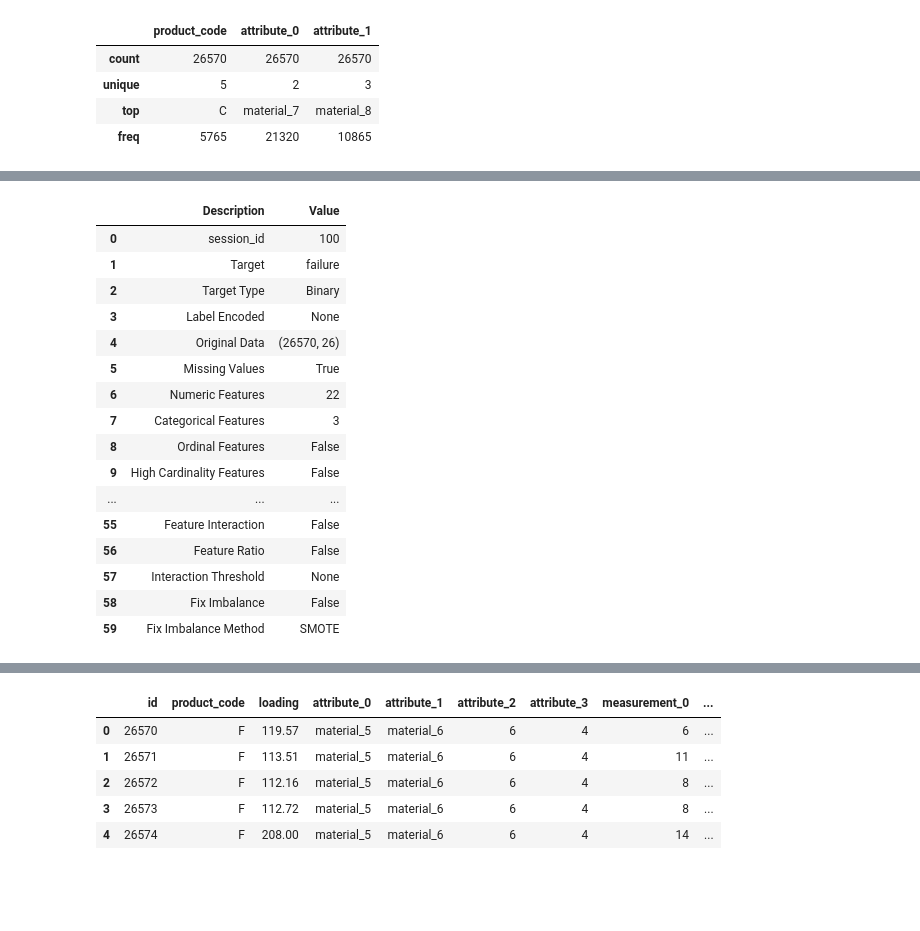
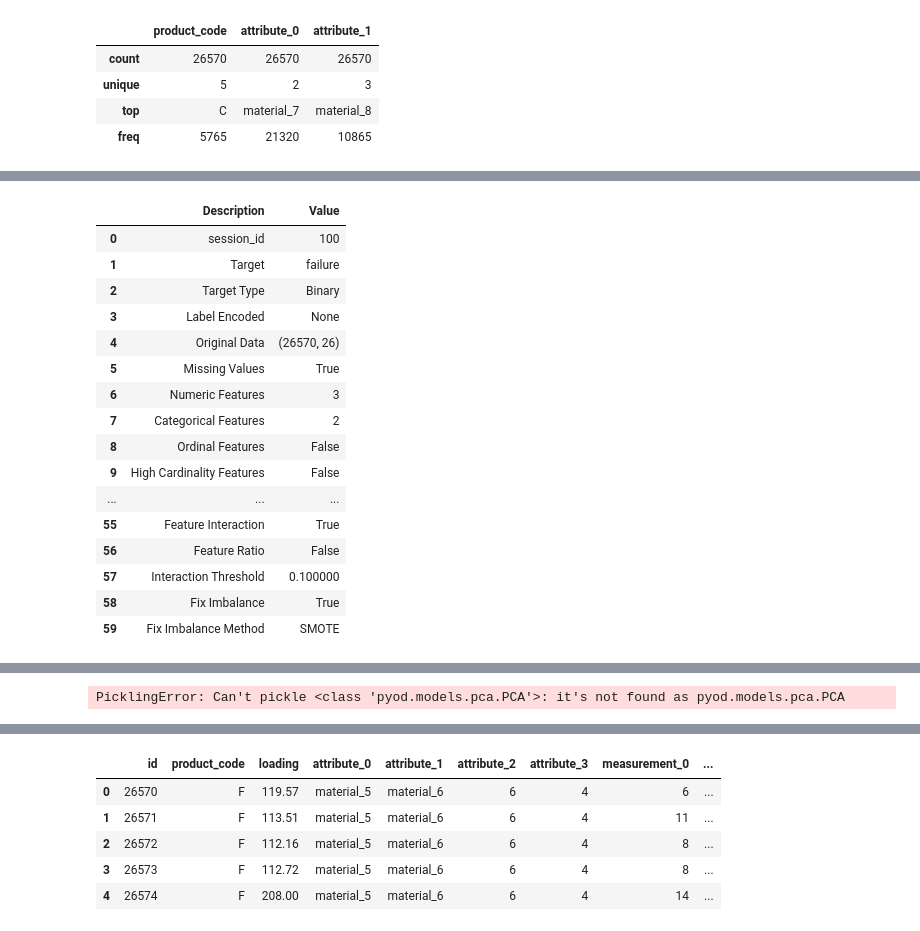
Before and after one commit to Vasan-th/Summer-School-2022, a Jupyter notebook: tpu-pycaret.ipynb, the cells around one changed output, grey strips where cells are left out. Saved outputs shown, nothing was run; the diff lists cells and outputs as text; code cells hidden in the pictures; blank space fills up the shorter version.

```diff
--- a/tpu-pycaret.ipynb
+++ b/tpu-pycaret.ipynb
@@ -82,27 +80,52 @@ train.head()
 # %%
-clf_1 = setup(data = train, target = 'failure', session_id = 100, categorical_features = ['product_code', 'attribute_0', 'attribute_1'],
-             numeric_features = ['id', 'loading',
-       'attribute_2', 'attribute_3', 'measurement_0', 'measurement_1',
+clf_1 = setup(data = train, target = 'failure', session_id = 100,
+              normalize = True,
+              transformation = True,
+              remove_multicollinearity = True,
+              multicollinearity_threshold = 0.85,
+              remove_outliers = True,
+              handle_unknown_categorical = True,
+              ignore_low_variance = True,
+              imputation_type = 'iterative',
+              numeric_iterative_imputer = 'lightgbm',
+              categorical_iterative_imputer = 'lightgbm',
+              categorical_imputation = 'mode',
+              unknown_categorical_method = 'most_frequent',
+              fix_imbalance = True,
+              feature_interaction = True,
+              interaction_threshold = 0.1,
+              create_clusters = True,
+              feature_selection = True,
+              feature_selection_threshold = 0.7,
+              log_experiment = True,
+              data_split_stratify = True,
+              fold = 5,
+              n_jobs = -1,
+              use_gpu = True,
+              silent = True,
+              categorical_features = ['attribute_0', 'attribute_1'],
+              numeric_features = ['loading',
+       'attribute_2', 'attribute_3',],
+              ignore_features = ['id', 'product_code', 'measurement_0', 'measurement_1',
        'measurement_2', 'measurement_3', 'measurement_4', 'measurement_5',
        'measurement_6', 'measurement_7', 'measurement_8', 'measurement_9',
        'measurement_10', 'measurement_11', 'measurement_12', 'measurement_13',
-       'measurement_14', 'measurement_15', 'measurement_16', 'measurement_17'],
-             train_size = 0.15) # session_id equivalent to random_state
+       'measurement_14', 'measurement_15', 'measurement_16', 'measurement_17' ]) # session_id equivalent to random_state
 # %% [output]
 |  | Description | Value |
 | 0 | session_id | 100 |
 | 1 | Target | failure |
 | 2 | Target Type | Binary |
 | 3 | Label Encoded | None |
 | 4 | Original Data | (26570, 26) |
 | 5 | Missing Values | True |
-| 6 | Numeric Features | 22 |
-| 7 | Categorical Features | 3 |
+| 6 | Numeric Features | 3 |
+| 7 | Categorical Features | 2 |
 | 8 | Ordinal Features | False |
 | 9 | High Cardinality Features | False |
 | ... | ... | ... |
-| 55 | Feature Interaction | False |
+| 55 | Feature Interaction | True |
 | 56 | Feature Ratio | False |
-| 57 | Interaction Threshold | None |
-| 58 | Fix Imbalance | False |
+| 57 | Interaction Threshold | 0.100000 |
+| 58 | Fix Imbalance | True |
 | 59 | Fix Imbalance Method | SMOTE |
@@ -108,0 +133 @@ clf_1 = setup(data = train, target = 'failure', session_id = 100, categorical_fe
+PicklingError: Can't pickle <class 'pyod.models.pca.PCA'>: it's not found as pyod.models.pca.PCA
```
Also changed, not shown: parts of 27 cells of this notebook.
